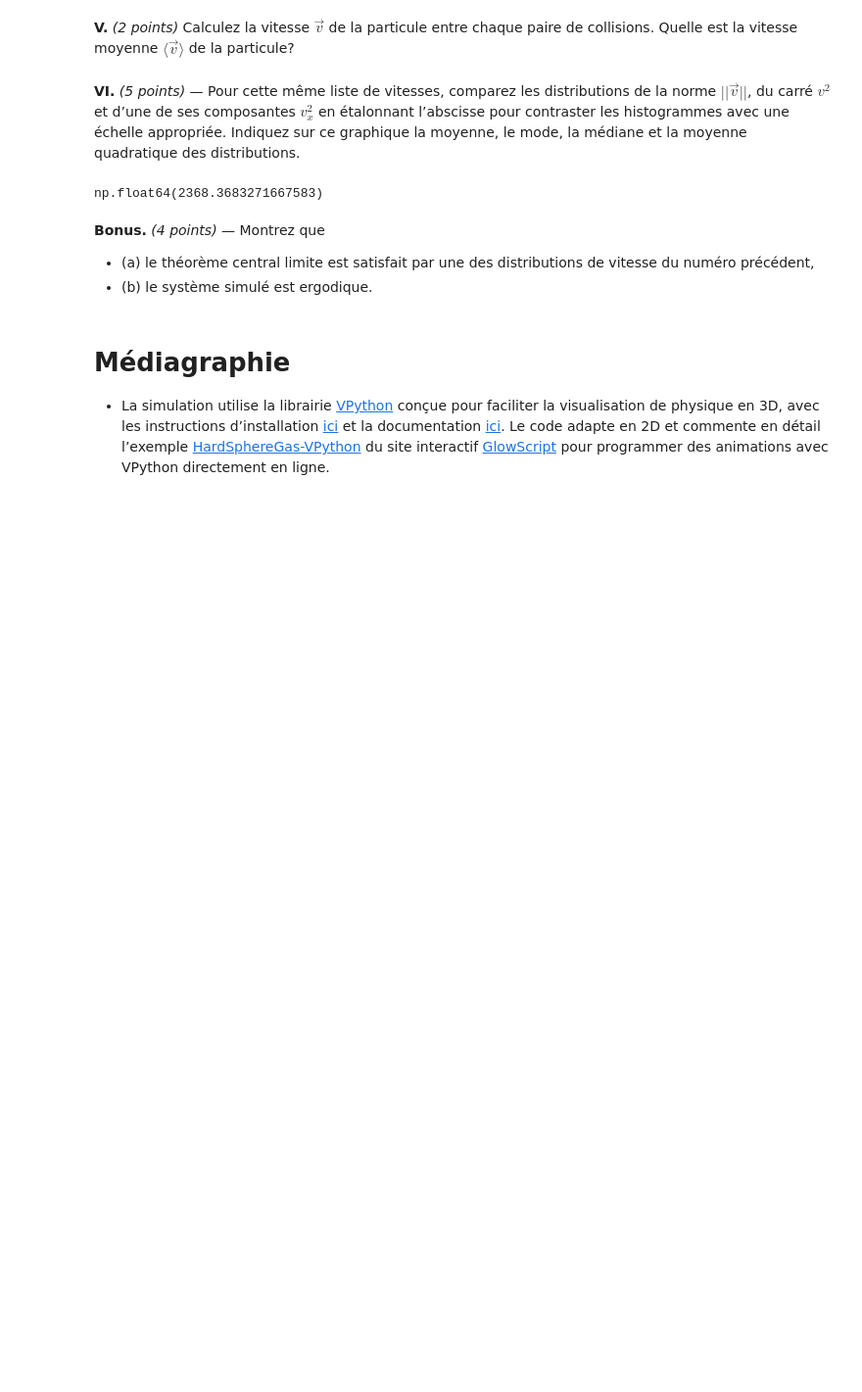
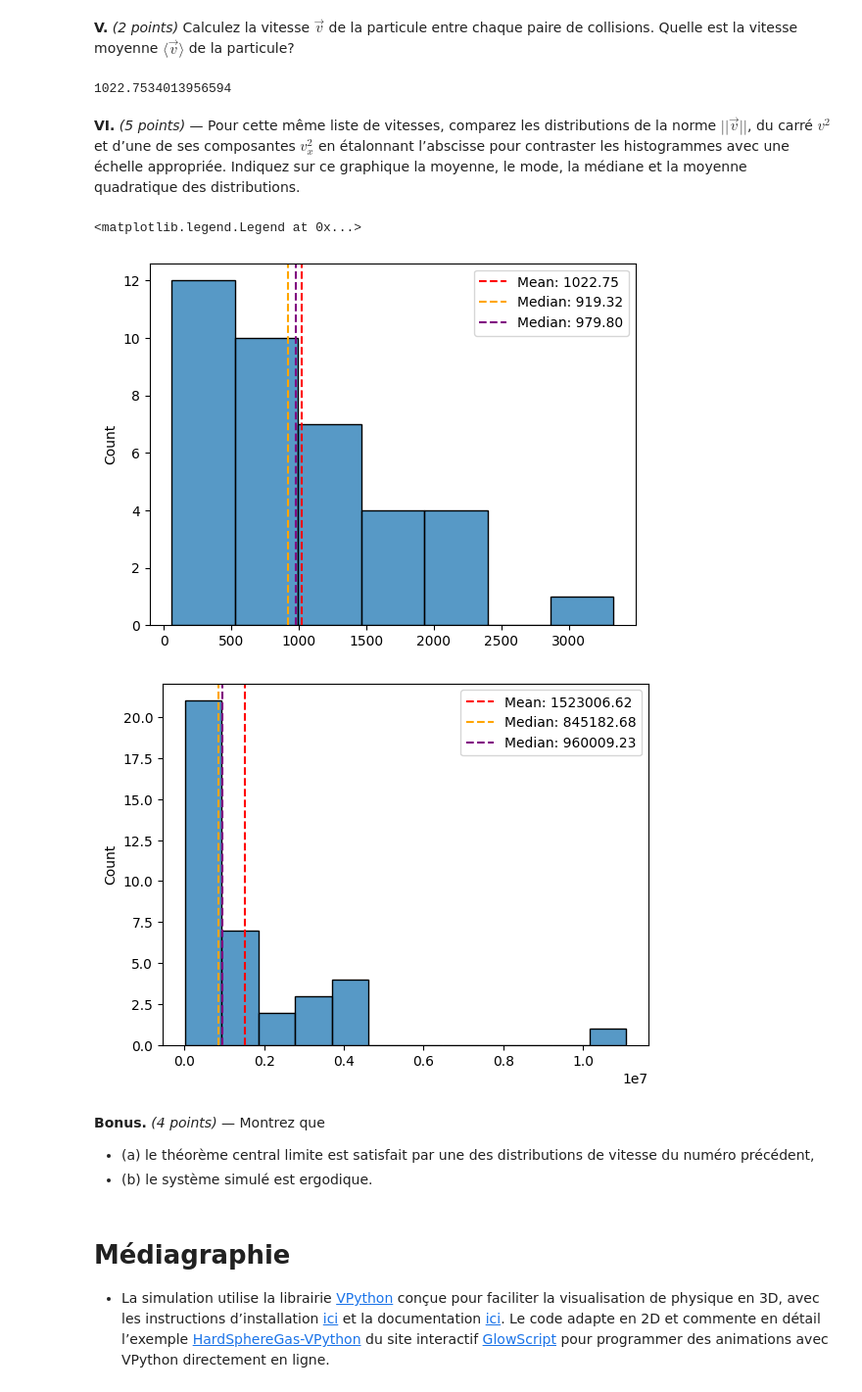
Before and after one commit to craqu/TP1_ES, a Jupyter notebook: tdsTP_Part1_h25.ipynb, the cells around one changed output. Shown at 98% size. Cells and saved outputs as stored; diff of their text form; code cells hidden in the pictures; blank space fills up the shorter version.

```diff
--- a/tdsTP_Part1_h25.ipynb
+++ b/tdsTP_Part1_h25.ipynb
@@ -139,12 +84,36 @@ moy_v = v.sum()/v.size
+# %%
+v = [x/t for x, t in particle_path]
+v_mean = np.mean(v)
+
+print(v_mean)
+# %% [output]
+1022.7534013956594
 # %% [markdown]
 **VI.** _(5 points)_ &mdash; Pour cette même liste de vitesses, comparez les distributions de la norme $||\vec{v}||$, du carré $v^2$ et d’une de ses composantes $v_x^2$ en étalonnant l’abscisse pour contraster les histogrammes avec une échelle appropriée. Indiquez sur ce graphique la moyenne, le mode, la médiane et la moyenne quadratique des distributions.
-# %%
-norm = np.abs(v)
-v_sq = v**2
-v[1]
-#
-# %% [output]
-np.float64(2368.3683271667583)
+# %%
+import seaborn as sns
+import matplotlib.pyplot as plt
+from statistics import mode
+
+plt.figure()
+sns.histplot(v)
+plt.axvline(v_mean, color='red', linestyle='--', label=f'Mean: {v_mean:.2f}')
+plt.axvline(np.median(v), color='orange', linestyle='--', label=f'Median: {np.median(v):.2f}')
+plt.axvline(mode(v), color='purple', linestyle='--', label=f'Median: {mode(v):.2f}')
+plt.legend()
+
+v_squared = np.array(v)**2
+
+plt.figure()
+sns.histplot(v_squared)
+plt.axvline(np.mean(v_squared), color='red', linestyle='--', label=f'Mean: {np.mean(v_squared):.2f}')
+plt.axvline(np.median(v_squared), color='orange', linestyle='--', label=f'Median: {np.median(v_squared):.2f}')
+plt.axvline(mode(v_squared), color='purple', linestyle='--', label=f'Median: {mode(v_squared):.2f}')
+plt.legend()
+# %% [output]
+<matplotlib.legend.Legend at 0x...>
+[figure, added]
+[figure, added]
 # %% [markdown]
 **Bonus.** _(4 points)_ &mdash; Montrez que
 - (a) le théorème central limite est satisfait par une des distributions de vitesse du numéro précédent,
```
Also changed, not shown: parts of 11 cells of this notebook, 2 other files.
